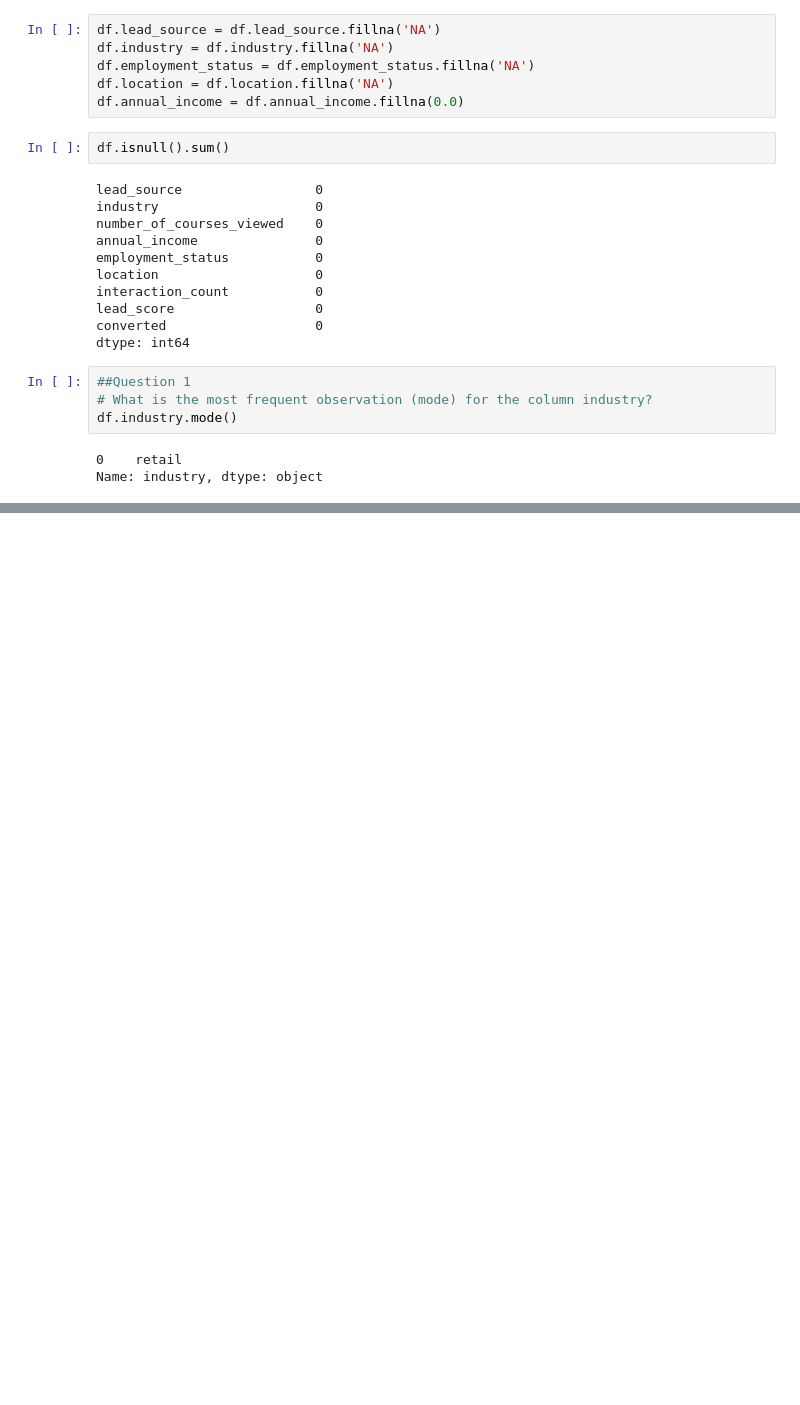
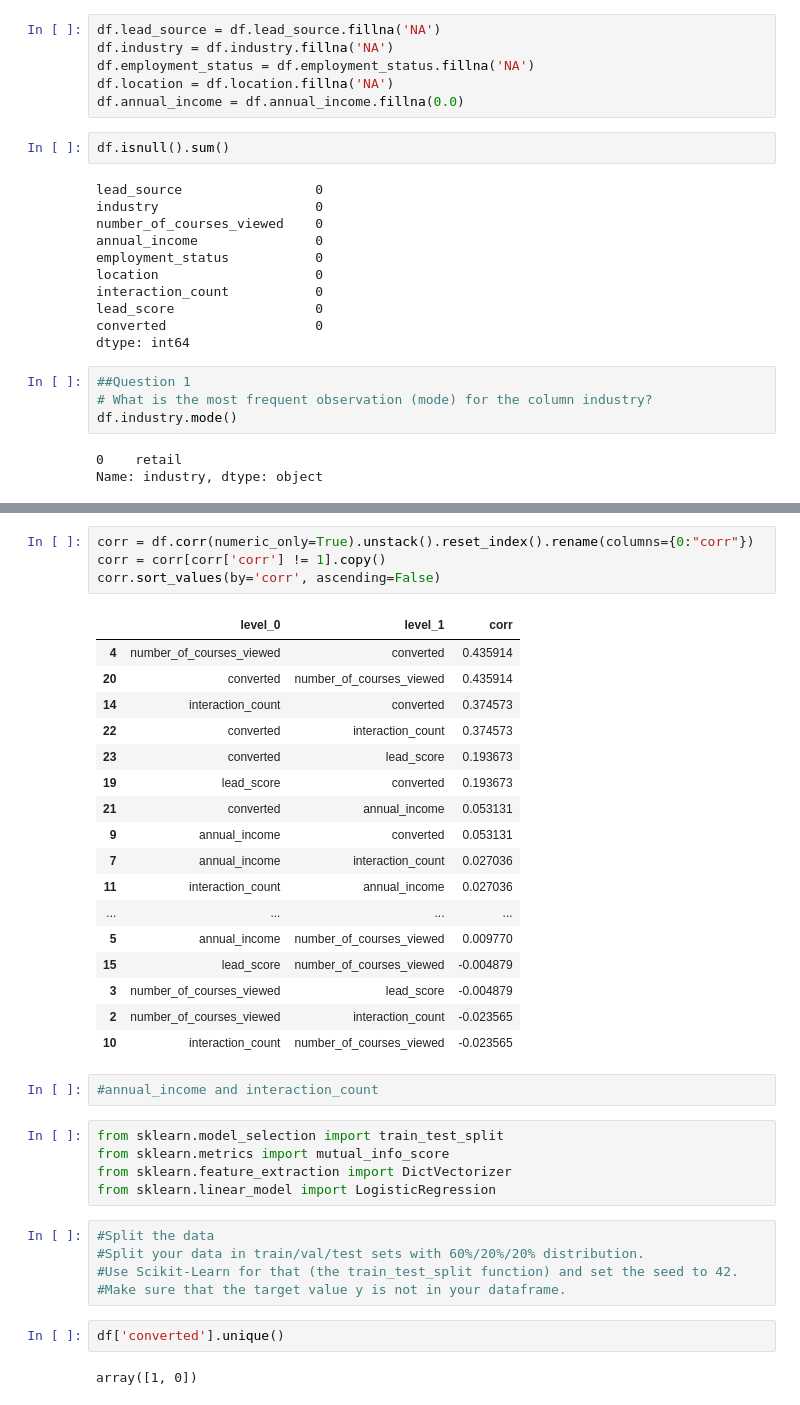
Before and after one commit to jjean95/ML_Zoomcamp_homework, a Jupyter notebook: 03-classification/homework3.ipynb, the cells around one changed output, grey strips where cells are left out. Saved outputs shown, nothing was run; the diff lists cells and outputs as text; blank space fills up the shorter version.

```diff
--- a/03-classification/homework3.ipynb
+++ b/03-classification/homework3.ipynb
@@ -73,0 +84,38 @@ Name: industry, dtype: object
+# %%
+corr = df.corr(numeric_only=True).unstack().reset_index().rename(columns={0:"corr"})
+corr = corr[corr['corr'] != 1].copy()
+corr.sort_values(by='corr', ascending=False)
+# %% [output]
+|  | level_0 | level_1 | corr |
+| 4 | number_of_courses_viewed | converted | 0.435914 |
+| 20 | converted | number_of_courses_viewed | 0.435914 |
+| 14 | interaction_count | converted | 0.374573 |
+| 22 | converted | interaction_count | 0.374573 |
+| 23 | converted | lead_score | 0.193673 |
+| 19 | lead_score | converted | 0.193673 |
+| 21 | converted | annual_income | 0.053131 |
+| 9 | annual_income | converted | 0.053131 |
+| 7 | annual_income | interaction_count | 0.027036 |
+| 11 | interaction_count | annual_income | 0.027036 |
+| ... | ... | ... | ... |
+| 5 | annual_income | number_of_courses_viewed | 0.009770 |
+| 15 | lead_score | number_of_courses_viewed | -0.004879 |
+| 3 | number_of_courses_viewed | lead_score | -0.004879 |
+| 2 | number_of_courses_viewed | interaction_count | -0.023565 |
+| 10 | interaction_count | number_of_courses_viewed | -0.023565 |
+# %%
+#annual_income and interaction_count
+# %%
+from sklearn.model_selection import train_test_split
+from sklearn.metrics import mutual_info_score
+from sklearn.feature_extraction import DictVectorizer
+from sklearn.linear_model import LogisticRegression
+# %%
+#Split the data
+#Split your data in train/val/test sets with 60%/20%/20% distribution.
+#Use Scikit-Learn for that (the train_test_split function) and set the seed to 42.
+#Make sure that the target value y is not in your dataframe.
+# %%
+df['converted'].unique()
+# %% [output]
+array([1, 0])
```
Also changed, not shown: parts of 12 cells of this notebook.
